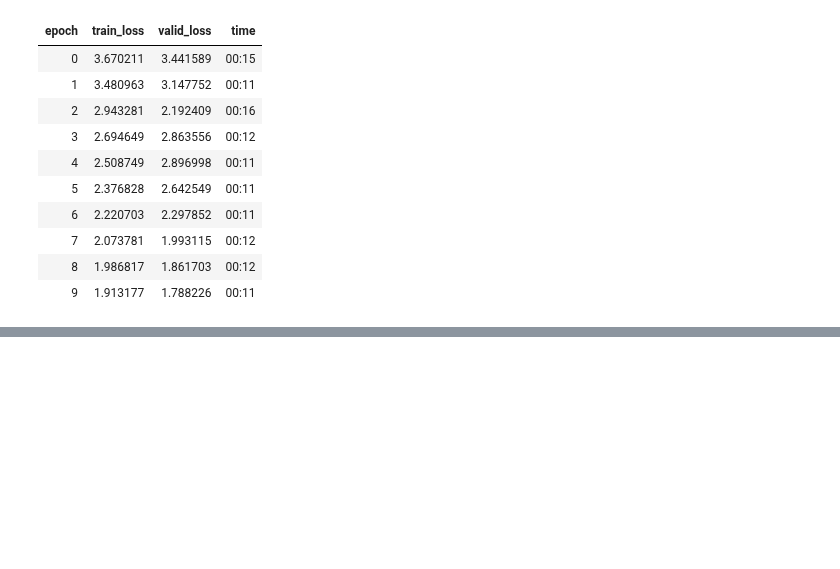
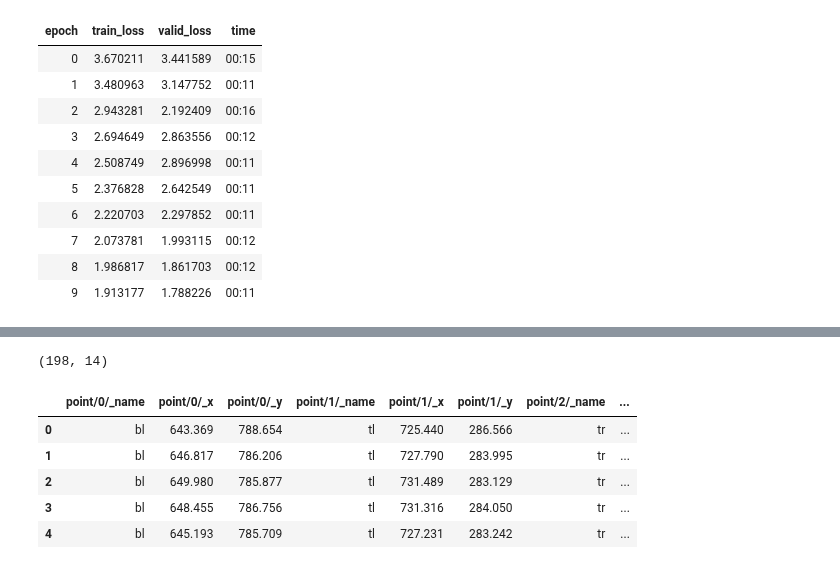
Before and after one commit to alixintong/btt-ai-know-your-customer, a Jupyter notebook: bounding_box.ipynb, the cells around one changed output, grey strips where cells are left out. Cells and saved outputs as stored; diff of their text form; code cells hidden in the pictures; blank space fills up the shorter version.

```diff
--- a/bounding_box.ipynb
+++ b/bounding_box.ipynb
@@ -309,0 +314,14 @@ learn.fit_one_cycle(10, slice(1e-5, 1e-4))
+# %%
+# import bounding box magazine csv
+url_mg ='https://raw.githubusercontent.com/alixintong/btt-ai-know-your-customer/jess/csv_files/magazine001.gt.csv'
+df_mg = pd.read_csv(url_mg)
+print(df_mg.shape)
+df_mg.head()
+# %% [output]
+(198, 14)
+|  | point/0/_name | point/0/_x | point/0/_y | point/1/_name | point/1/_x | point/1/_y | point/2/_name | ... |
+| 0 | bl | 643.369 | 788.654 | tl | 725.440 | 286.566 | tr | ... |
+| 1 | bl | 646.817 | 786.206 | tl | 727.790 | 283.995 | tr | ... |
+| 2 | bl | 649.980 | 785.877 | tl | 731.489 | 283.129 | tr | ... |
+| 3 | bl | 648.455 | 786.756 | tl | 731.316 | 284.050 | tr | ... |
+| 4 | bl | 645.193 | 785.709 | tl | 727.231 | 283.242 | tr | ... |
```
Also changed, not shown: parts of 55 cells of this notebook.
